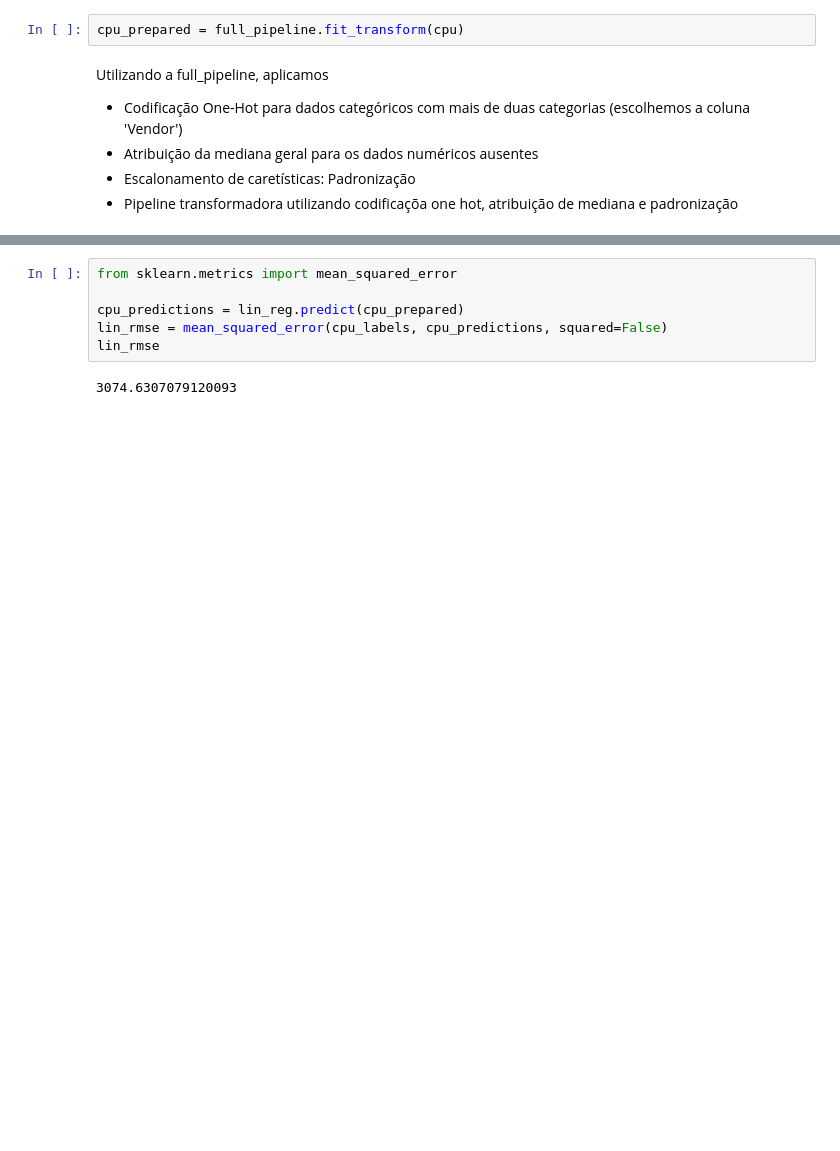
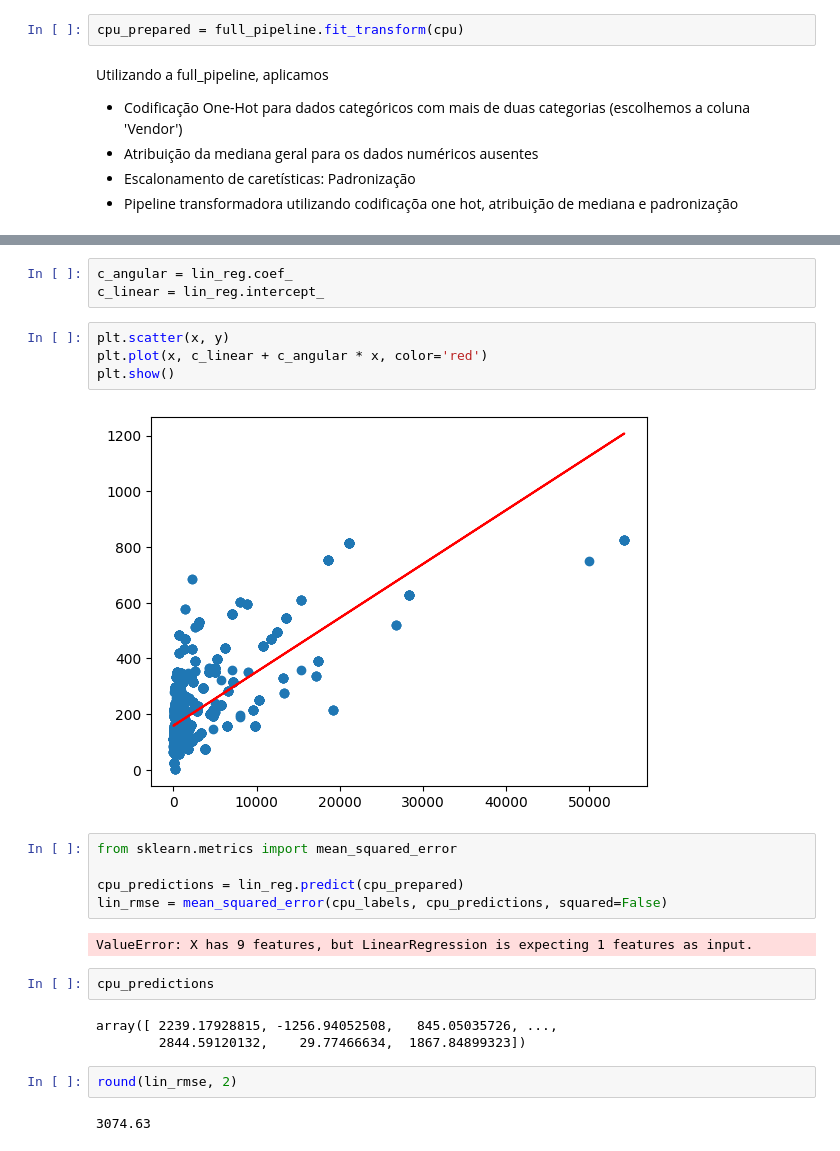
Before and after one commit to Felipanjos/a3_ia_2022.2, a Jupyter notebook: Projeto_IA.ipynb, the cells around one changed output, grey strips where cells are left out. Saved outputs shown, nothing was run; the diff lists cells and outputs as text; blank space fills up the shorter version.

```diff
--- a/Projeto_IA.ipynb
+++ b/Projeto_IA.ipynb
@@ -261,8 +378,25 @@ Labels: [1040.0, 82.0, 486.0, 582.0, 1178.0]
+# %%
+c_angular = lin_reg.coef_
+c_linear = lin_reg.intercept_
+# %%
+plt.scatter(x, y)
+plt.plot(x, c_linear + c_angular * x, color='red')
+plt.show()
+# %% [output]
+[figure, added]
 # %%
 from sklearn.metrics import mean_squared_error
 
 cpu_predictions = lin_reg.predict(cpu_prepared)
 lin_rmse = mean_squared_error(cpu_labels, cpu_predictions, squared=False)
-lin_rmse
 # %% [output]
-3074.6307079120093
+ValueError: X has 9 features, but LinearRegression is expecting 1 features as input.
+# %%
+cpu_predictions
+# %% [output]
+array([ 2239.17928815, -1256.94052508,   845.05035726, ...,
+        2844.59120132,    29.77466634,  1867.84899323])
+# %%
+round(lin_rmse, 2)
+# %% [output]
+3074.63
```
Also changed, not shown: parts of 25 cells of this notebook.
